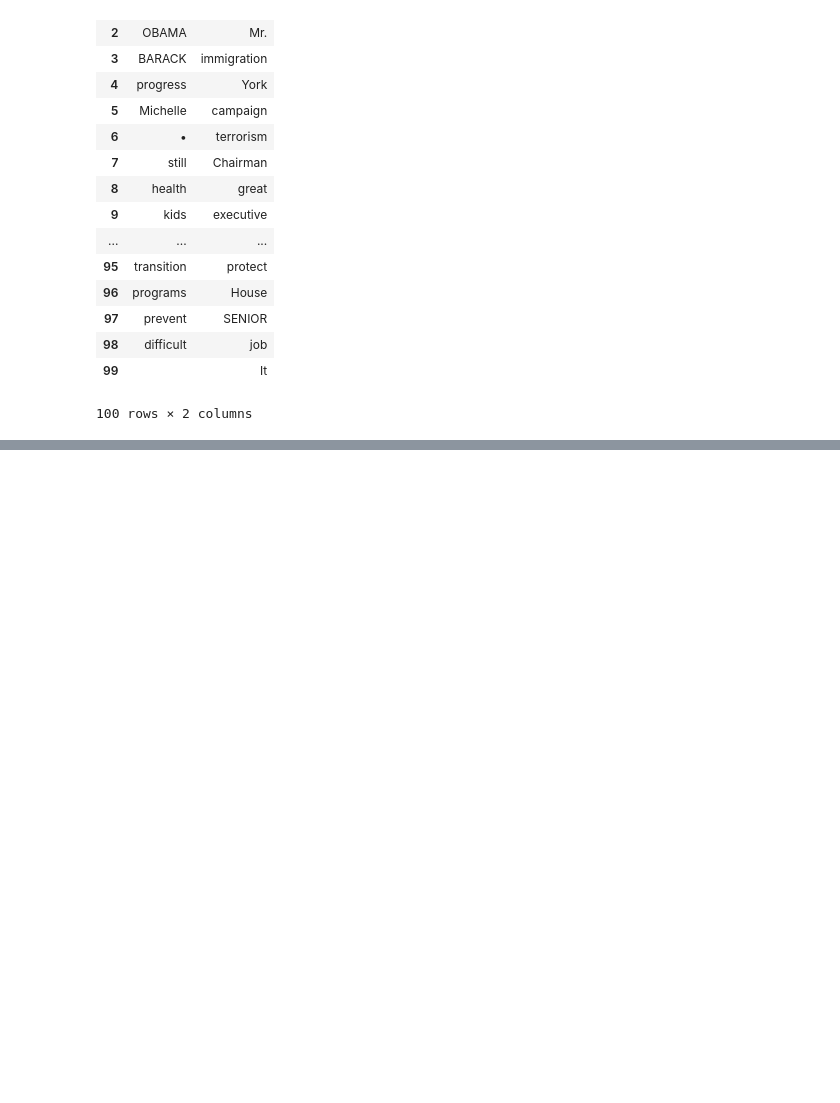
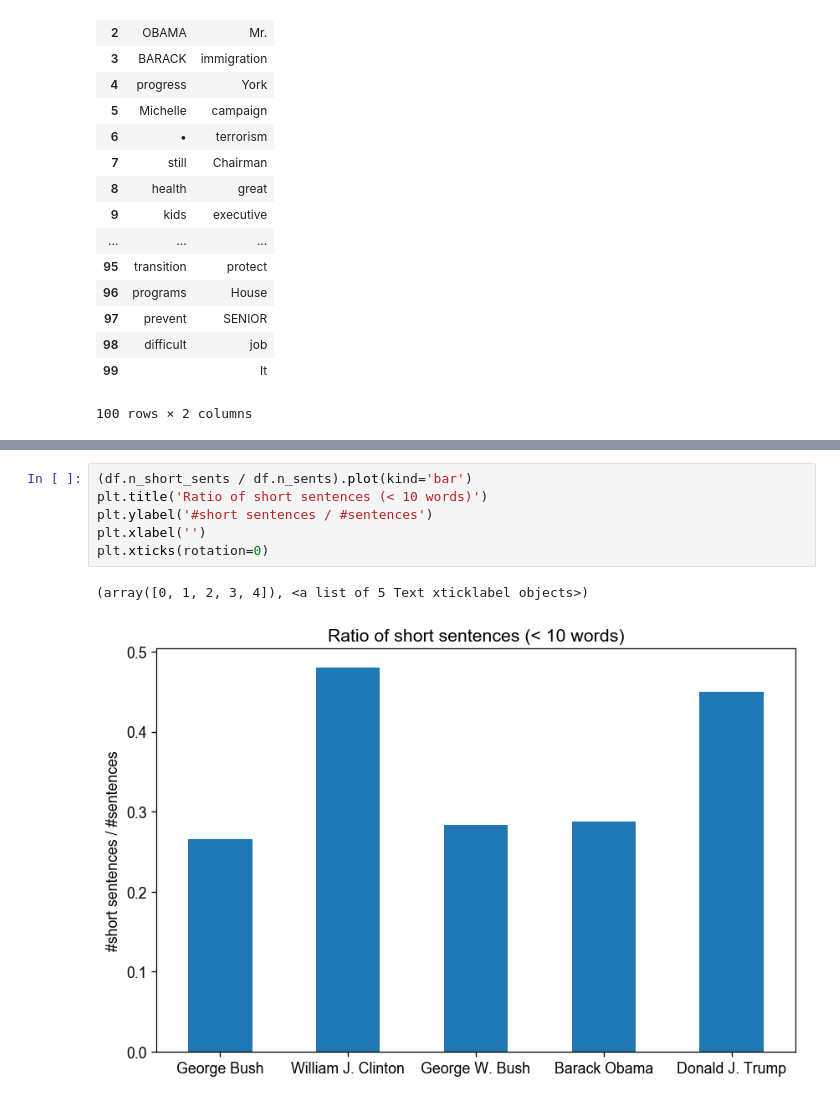
Before and after one commit to chbrown/presidents, a Jupyter notebook: notebooks/Inaugural-Shift.ipynb, the cells around one changed output, grey strips where cells are left out. Saved outputs shown, nothing was run; the diff lists cells and outputs as text; blank space fills up the shorter version.

```diff
--- a/notebooks/Inaugural-Shift.ipynb
+++ b/notebooks/Inaugural-Shift.ipynb
@@ -690,0 +837,9 @@ pd.DataFrame(zip(*top_n_terms), columns=['Obama', 'Trump'])
+# %%
+(df.n_short_sents / df.n_sents).plot(kind='bar')
+plt.title('Ratio of short sentences (< 10 words)')
+plt.ylabel('#short sentences / #sentences')
+plt.xlabel('')
+plt.xticks(rotation=0)
+# %% [output]
+(array([0, 1, 2, 3, 4]), <a list of 5 Text xticklabel objects>)
+[figure, added]
```
Also changed, not shown: parts of 31 cells of this notebook.
